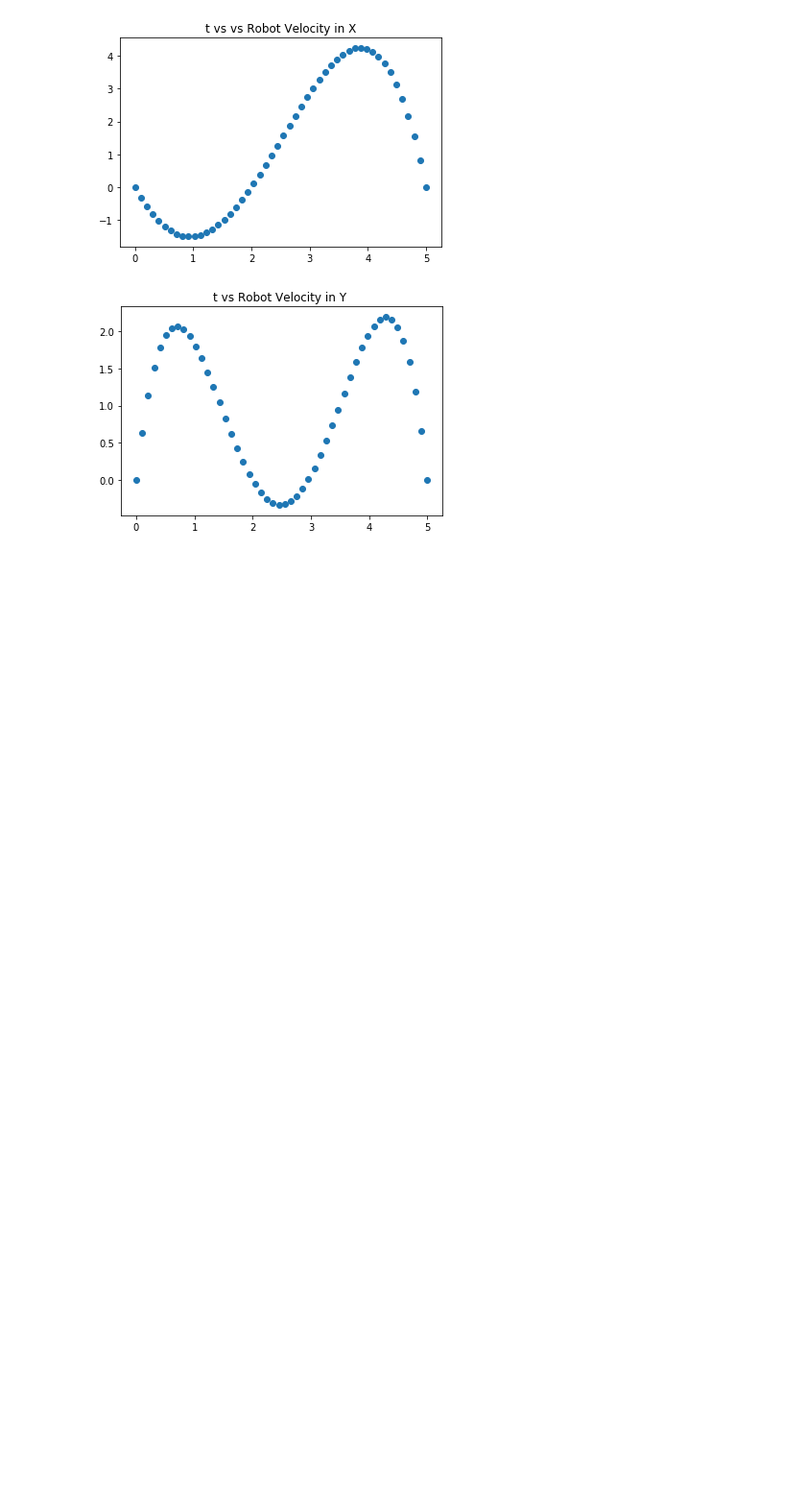
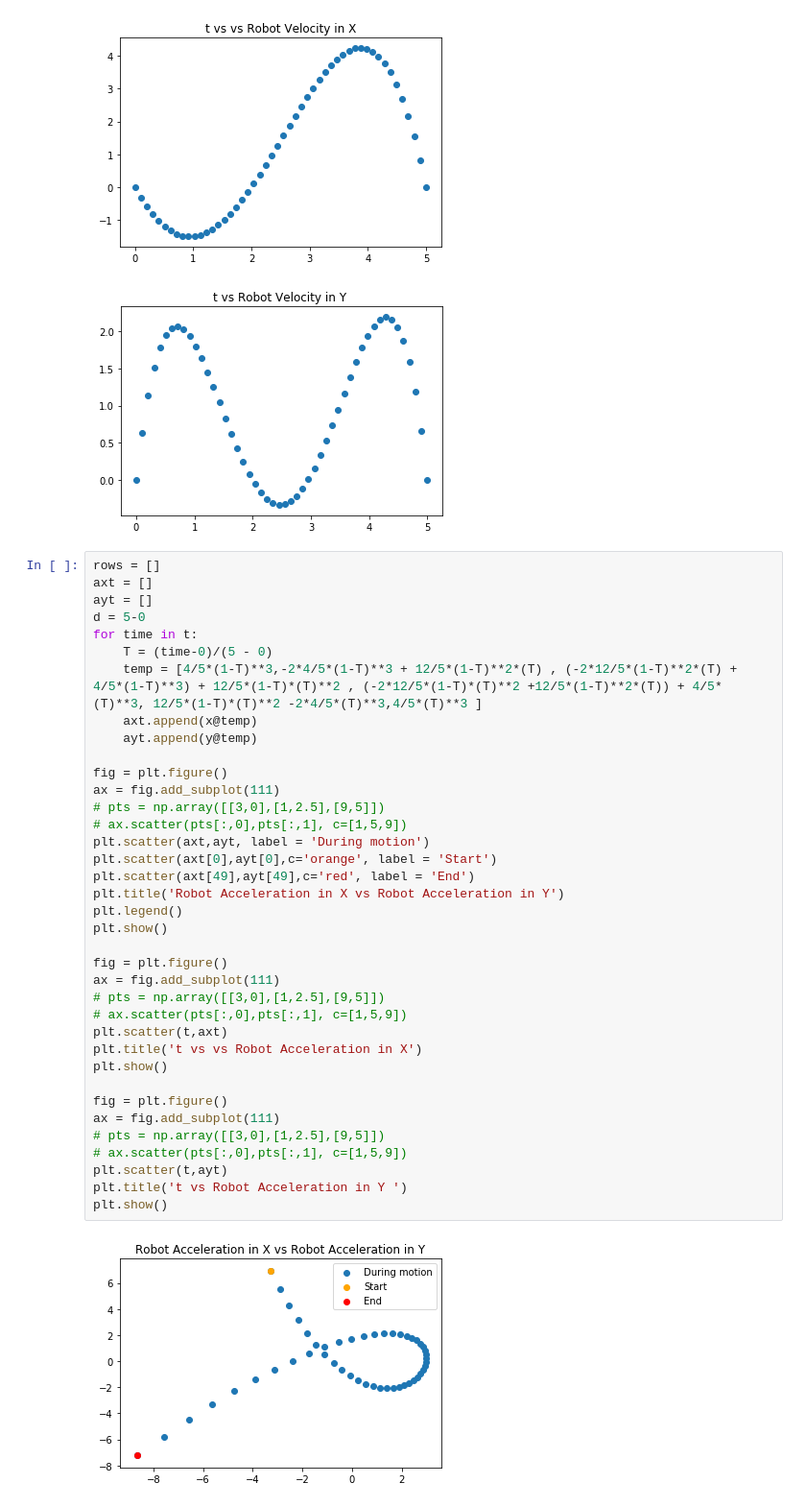
Before and after one commit to AnirudhaRamesh/Trajectory-Planning-Using-Polynomial-Functions, a Jupyter notebook: b.ipynb, the cells around one changed output. Shown at 96% size. Drawn from its saved outputs; the diff is of its cells as text; blank space fills up the shorter version.

```diff
--- a/b.ipynb
+++ b/b.ipynb
@@ -95,3 +95,42 @@ plt.show()
 [figure]
 [figure]
 [figure]
+# %%
+rows = []
+axt = []
+ayt = []
+d = 5-0
+for time in t:
+    T = (time-0)/(5 - 0)
+    temp = [4/5*(1-T)**3,-2*4/5*(1-T)**3 + 12/5*(1-T)**2*(T) , (-2*12/5*(1-T)**2*(T) + 4/5*(1-T)**3) + 12/5*(1-T)*(T)**2 , (-2*12/5*(1-T)*(T)**2 +12/5*(1-T)**2*(T)) + 4/5*(T)**3, 12/5*(1-T)*(T)**2 -2*4/5*(T)**3,4/5*(T)**3 ]
+    axt.append(x@temp)
+    ayt.append(y@temp)
+
+fig = plt.figure()
+ax = fig.add_subplot(111)
+# pts = np.array([[3,0],[1,2.5],[9,5]])
+# ax.scatter(pts[:,0],pts[:,1], c=[1,5,9])
+plt.scatter(axt,ayt, label = 'During motion')
+plt.scatter(axt[0],ayt[0],c='orange', label = 'Start')
+plt.scatter(axt[49],ayt[49],c='red', label = 'End')
+plt.title('Robot Acceleration in X vs Robot Acceleration in Y')
+plt.legend()
+plt.show()
+
+fig = plt.figure()
+ax = fig.add_subplot(111)
+# pts = np.array([[3,0],[1,2.5],[9,5]])
+# ax.scatter(pts[:,0],pts[:,1], c=[1,5,9])
+plt.scatter(t,axt)
+plt.title('t vs vs Robot Acceleration in X')
+plt.show()
+
+fig = plt.figure()
+ax = fig.add_subplot(111)
+# pts = np.array([[3,0],[1,2.5],[9,5]])
+# ax.scatter(pts[:,0],pts[:,1], c=[1,5,9])
+plt.scatter(t,ayt)
+plt.title('t vs Robot Acceleration in Y ')
+plt.show()
+# %% [output]
+[figure, added]
```
Also changed, not shown: parts of 2 cells of this notebook, 1 other file.
